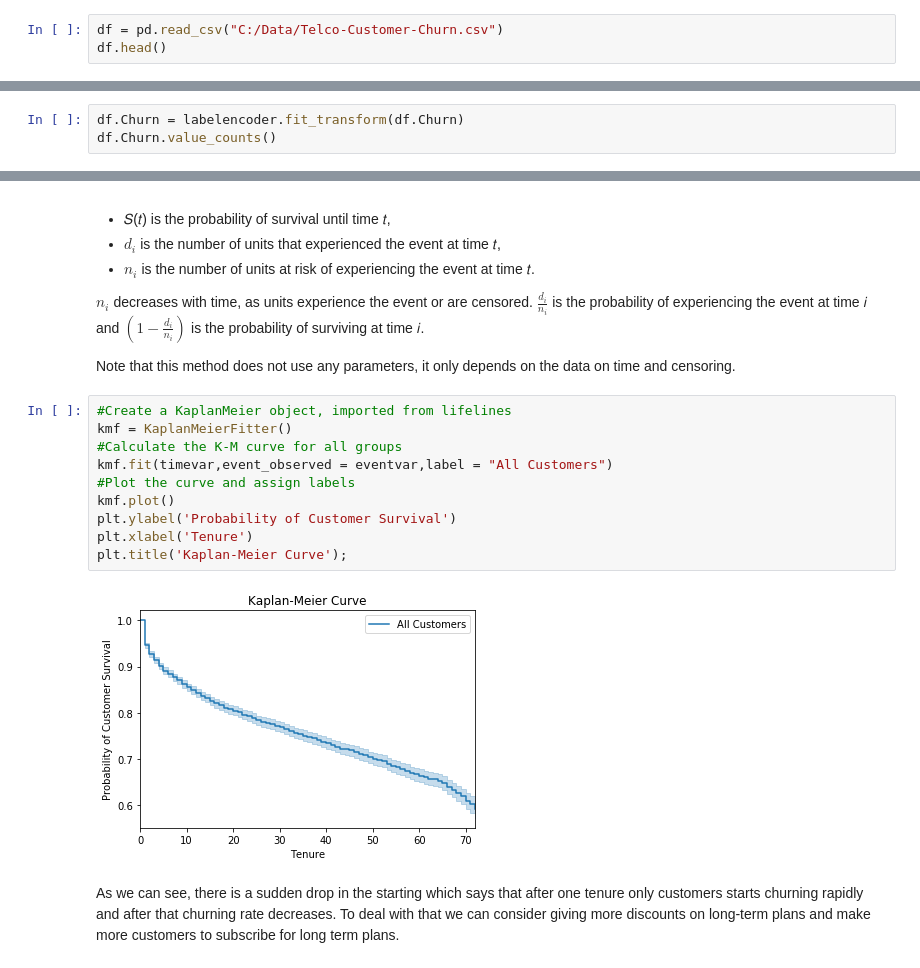
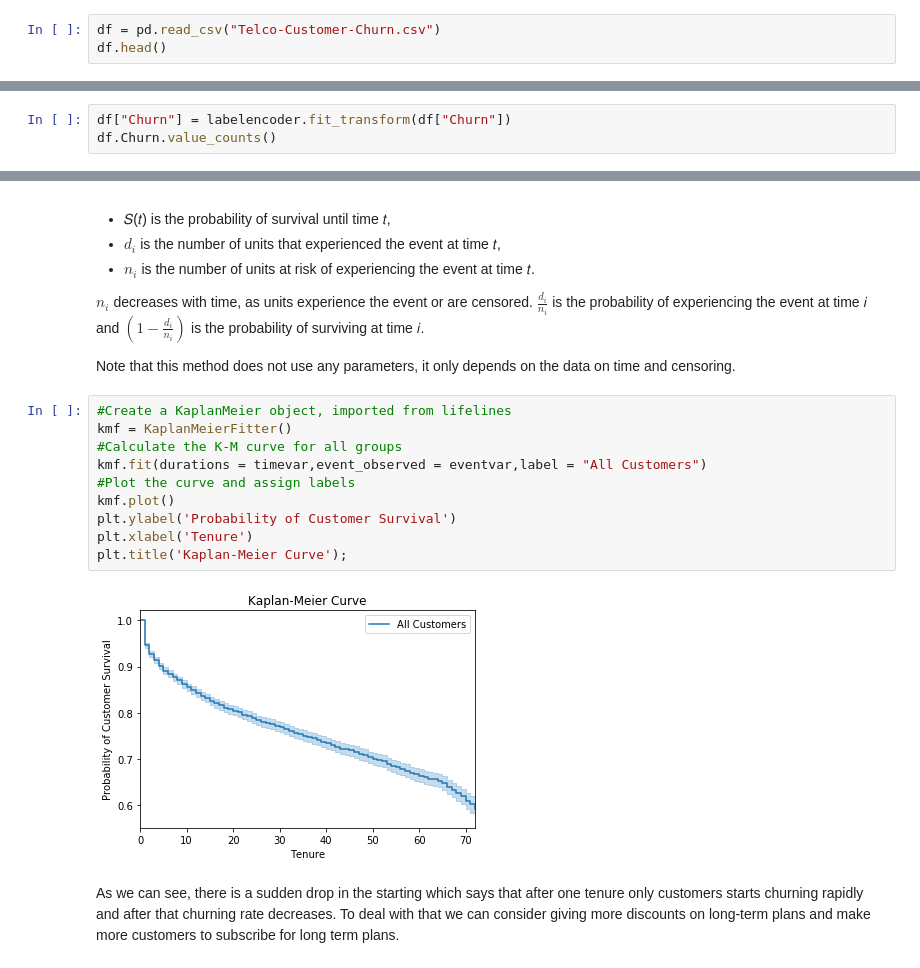
Before and after one commit to HuitingSheng/Customer-Survival-analysis-and-Churn-Prediction, a Jupyter notebook: Customers Survival Analysis.ipynb, the cells around one changed output, grey strips where cells are left out. Saved outputs shown, nothing was run; the diff lists cells and outputs as text.

```diff
--- a/Customers Survival Analysis.ipynb
+++ b/Customers Survival Analysis.ipynb
@@ -36,7 +36,7 @@ from lifelines import CoxPHFitter
 # %% [markdown]
 ## Data Preparation
 # %%
-df = pd.read_csv("C:/Data/Telco-Customer-Churn.csv")
+df = pd.read_csv("Telco-Customer-Churn.csv")
 df.head()
 # %% [output]
 |  | customerID | gender | SeniorCitizen | Partner | Dependents | tenure | PhoneService | MultipleLines | ... |
@@ -69,7 +69,7 @@ memory usage: 1.1+ MB
 # %% [markdown]
 Here, Churn is an event which indicates whether customer exited or not. Tenure shows how long customer remained in our service. Both of these variables are very important for customer survival analysis.
 # %%
-df.Churn = labelencoder.fit_transform(df.Churn)
+df["Churn"] = labelencoder.fit_transform(df["Churn"])
 df.Churn.value_counts()
 # %% [output]
 0    5174
@@ -130,15 +130,15 @@ Note that this method does not use any parameters, it only depends on the data o
 # %%
 #Create a KaplanMeier object, imported from lifelines
 kmf = KaplanMeierFitter()
 #Calculate the K-M curve for all groups
-kmf.fit(timevar,event_observed = eventvar,label = "All Customers")
+kmf.fit(durations = timevar,event_observed = eventvar,label = "All Customers")
 #Plot the curve and assign labels
 kmf.plot()
 plt.ylabel('Probability of Customer Survival')
 plt.xlabel('Tenure')
 plt.title('Kaplan-Meier Curve');
 # %% [output]
-[figure, old version]
+[figure, new version]
 # %% [markdown]
 As we can see, there is a sudden drop in the starting which says that after one tenure only customers starts churning rapidly and after that churning rate decreases. To deal with that we can consider giving more discounts on long-term plans and make more customers to subscribe for long term plans.
 # %% [markdown]
```
Also changed, not shown: parts of 29 cells of this notebook, 1 other file.
